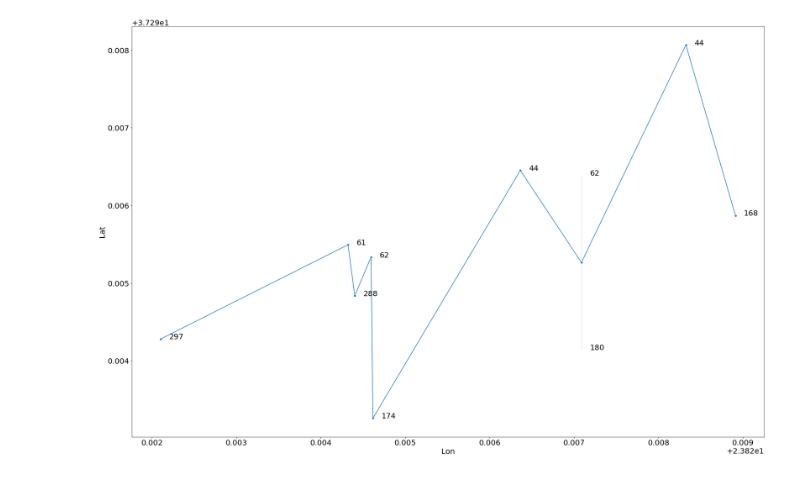
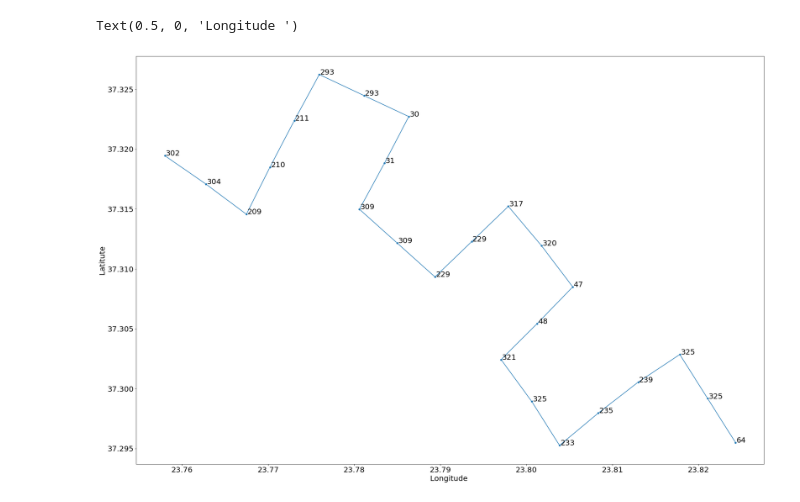
Before and after one commit to Barry-github/hua-thesis, a Jupyter notebook: plotting_trajectories.ipynb, the cells around one changed output. Cells and saved outputs as stored; diff of their text form; code cells hidden in the pictures.

```diff
--- a/plotting_trajectories.ipynb
+++ b/plotting_trajectories.ipynb
@@ -21,7 +21,7 @@ train_test_options = {"split": 25}
 df_csv_options = {"ts_class": "Bearing"}
 
 
-first_movement = ['sector_pattern_left']
+first_movement = ['creeping_line_left']
 second_movement = ['random']
 movements = {'first_movement': first_movement,'second_movement': second_movement}
 set_movements(movements)
@@ -40,12 +40,17 @@ Done with generator
 i =0
 fig, ax = plt.subplots()
 fig.set_size_inches(30, 20)
-ax.set_ylabel('Latitute', fontsize = 30.0) # Y label
-ax.set_xlabel('Longitude ', fontsize = 30.0) # X label
+ax.set_ylabel('Latitute', fontsize = 20.0) # Y label
+ax.set_xlabel('Longitude ', fontsize = 20.0) # X label
 while i<5:
     file = "data/first_movement_0_"+first_movement[0]+"_"+str(i)+"_2015-02-01.csv"
     df =  pd.read_csv(file)
     i=i+1
     # Plot using Seaborn
     sns.lineplot(x='Lon', y='Lat', data=df, ax=ax,sort=False,marker="o")
+    for j, point in df.iterrows():
+        ax.text(point['Lon']+0.0001, point['Lat'], str(point['Bearing']),fontsize=20)
+
+ax.set_ylabel('Latitute', fontsize = 20.0) # Y label
+ax.set_xlabel('Longitude ', fontsize = 20.0) # X label
 # %% [output]
@@ -53,13 +59,17 @@ while i<5:
 # %%
 #for single trajectory plotting
 fig, ax = plt.subplots()
 fig.set_size_inches(30, 20)
 plt.rcParams.update({'font.size': 20})
-file = "data/first_movement_0_"+first_movement[0]+"_0_2015-02-01.csv"
-df =  pd.read_csv(file)[:10]
+file = "data/first_movement_0_"+first_movement[0]+"_3_2015-02-01.csv"
+df =  pd.read_csv(file)
 # Plot using Seaborn
 sns.lineplot(x='Lon', y='Lat', data=df, ax=ax,sort=False,marker="o")
 for i, point in df.iterrows():
     ax.text(point['Lon']+0.0001, point['Lat'], str(point['Bearing']))
+
+ax.set_ylabel('Latitute', fontsize = 20.0) # Y label
+ax.set_xlabel('Longitude ', fontsize = 20.0) # X label
 # %% [output]
+Text(0.5, 0, 'Longitude ')
-[figure, old version]
+[figure, new version]
```
Also changed, not shown: parts of 2 cells of this notebook, 3 other files.
